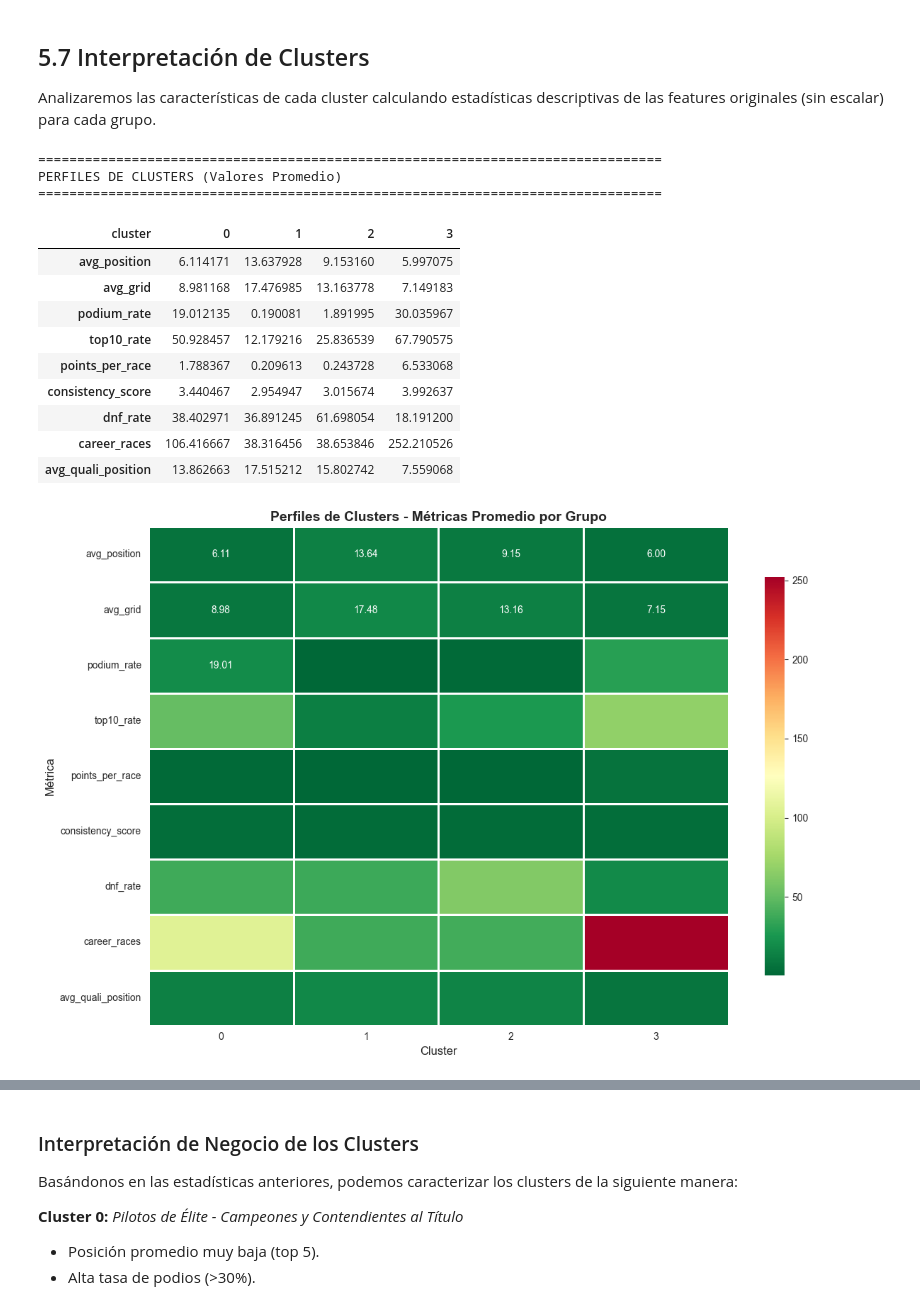
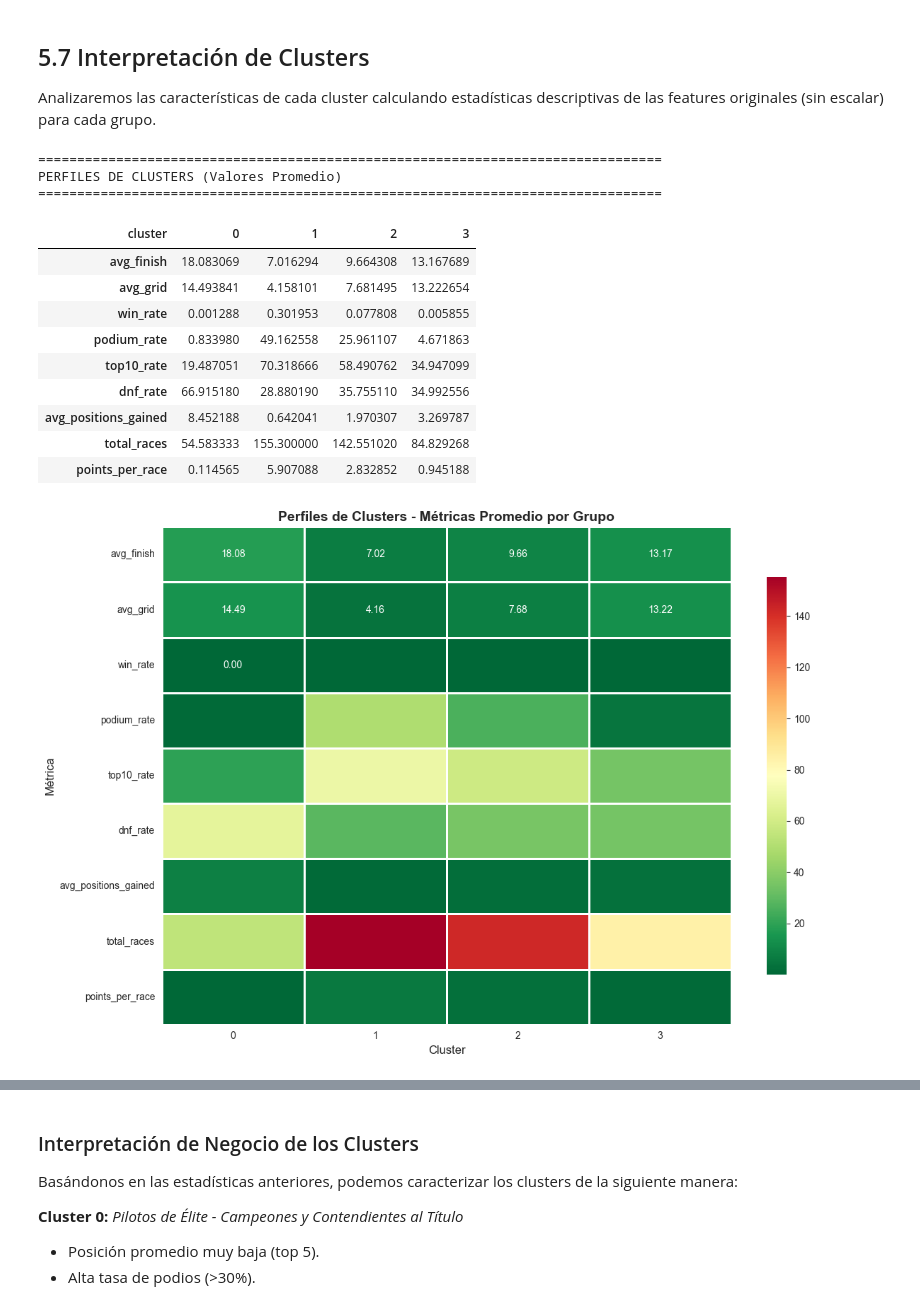
Before and after one commit to Luissalamanca23/F1_ML, a Jupyter notebook: 03_evaluacion_clustering_f1.ipynb, the cells around one changed output, grey strips where cells are left out. Drawn from its saved outputs; the diff is of its cells as text; code cells hidden in the pictures.

```diff
--- a/03_evaluacion_clustering_f1.ipynb
+++ b/03_evaluacion_clustering_f1.ipynb
@@ -615,31 +667,30 @@ Seleccionaremos las **15 features más relevantes** para el clustering y aplicar
 # %%
-# Seleccionar features finales para clustering
+# Seleccionar features finales para clustering (basadas en optimize_f1_clustering.py)
 features_clustering = [
-    'avg_position',
     'avg_grid',
-    'avg_points',
+    'avg_finish',
+    'win_rate',
     'podium_rate',
     'top10_rate',
-    'points_per_race',
-    'consistency_score',
     'dnf_rate',
-    'career_races',
-    'avg_quali_position',
-    'nationality_encoded',
-    'constructor_encoded',
-    'total_podiums',
-    'total_top10',
-    'total_points'
+    'avg_positions_gained'
 ]
 
 # Crear DataFrame de features
 X = df_clustering[features_clustering].copy()
 
 print(f"Dimensiones del dataset de clustering: {X.shape}")
-print(f"\nFeatures seleccionadas:")
+print(f"\nFeatures seleccionadas (core set del script optimizado):")
 for i, feat in enumerate(features_clustering, 1):
     print(f"  {i}. {feat}")
 
-# Verificar que no hay valores nulos
 print(f"\n✓ Valores nulos en X: {X.isnull().sum().sum()}")
+print(f"\nInterpretación de las features:")
+print("  - avg_grid: Posición promedio en parrilla de salida (clasificación)")
+print("  - avg_finish: Posición promedio final (incluye DNFs)")
+print("  - win_rate: Tasa de victorias")
+print("  - podium_rate: Tasa de podios (top 3)")
+print("  - top10_rate: Tasa de top 10 (puntos)")
+print("  - dnf_rate: Tasa de abandonos")
+print("  - avg_positions_gained: Posiciones ganadas promedio (racecraft)")
 # %% [output]
@@ -666,14 +714,15 @@ Features seleccionadas:
 # %%
-# Aplicar StandardScaler
-scaler = StandardScaler()
+# Aplicar RobustScaler (mejor para outliers que StandardScaler)
+scaler = RobustScaler()
 X_scaled = scaler.fit_transform(X)
 
 # Convertir a DataFrame para mantener nombres de columnas
 X_scaled_df = pd.DataFrame(X_scaled, columns=features_clustering, index=X.index)
 
-print("✓ Datos escalados con StandardScaler")
-print(f"\nEstadísticas después del escalado (media ≈ 0, std ≈ 1):")
+print("✓ Datos escalados con RobustScaler")
+print(f"\nEstadísticas después del escalado (mediana ≈ 0, escala robusta):")
 display(X_scaled_df.describe())
+print(f"\nRobustScaler usa mediana y rango intercuartil, haciéndolo robusto ante outliers.")
 
 # Visualizar distribución antes y después del escalado
 fig, axes = plt.subplots(1, 2, figsize=(14, 5))
@@ -1091,43 +1157,42 @@ Analizaremos las características de cada cluster calculando estadísticas descr
 # %%
 # Calcular estadísticas por cluster
 features_interpretacion = [
-    'avg_position', 'avg_grid', 'podium_rate', 'top10_rate',
-    'points_per_race', 'consistency_score', 'dnf_rate',
-    'career_races', 'avg_quali_position'
+    'avg_finish', 'avg_grid', 'win_rate', 'podium_rate', 'top10_rate',
+    'dnf_rate', 'avg_positions_gained', 'total_races', 'points_per_race'
 ]
 
 # Agrupar por cluster y calcular medias
 cluster_profiles = df_clustering.groupby('cluster')[features_interpretacion].mean()
 
 print("="*80)
 print("PERFILES DE CLUSTERS (Valores Promedio)")
 print("="*80)
 display(cluster_profiles.T)
 
 # Visualizar perfiles con heatmap
 plt.figure(figsize=(12, 8))
 sns.heatmap(cluster_profiles.T, annot=True, fmt='.2f', cmap='RdYlGn_r',
             linewidths=1, cbar_kws={"shrink": 0.8})
 plt.title('Perfiles de Clusters - Métricas Promedio por Grupo', fontsize=14, fontweight='bold')
 plt.xlabel('Cluster', fontsize=12)
 plt.ylabel('Métrica', fontsize=12)
 plt.tight_layout()
 plt.show()
 # %% [output]
 ================================================================================
 PERFILES DE CLUSTERS (Valores Promedio)
 ================================================================================
 | cluster | 0 | 1 | 2 | 3 |
-| avg_position | 6.114171 | 13.637928 | 9.153160 | 5.997075 |
-| avg_grid | 8.981168 | 17.476985 | 13.163778 | 7.149183 |
-| podium_rate | 19.012135 | 0.190081 | 1.891995 | 30.035967 |
-| top10_rate | 50.928457 | 12.179216 | 25.836539 | 67.790575 |
-| points_per_race | 1.788367 | 0.209613 | 0.243728 | 6.533068 |
-| consistency_score | 3.440467 | 2.954947 | 3.015674 | 3.992637 |
-| dnf_rate | 38.402971 | 36.891245 | 61.698054 | 18.191200 |
-| career_races | 106.416667 | 38.316456 | 38.653846 | 252.210526 |
-| avg_quali_position | 13.862663 | 17.515212 | 15.802742 | 7.559068 |
+| avg_finish | 18.083069 | 7.016294 | 9.664308 | 13.167689 |
+| avg_grid | 14.493841 | 4.158101 | 7.681495 | 13.222654 |
+| win_rate | 0.001288 | 0.301953 | 0.077808 | 0.005855 |
+| podium_rate | 0.833980 | 49.162558 | 25.961107 | 4.671863 |
+| top10_rate | 19.487051 | 70.318666 | 58.490762 | 34.947099 |
+| dnf_rate | 66.915180 | 28.880190 | 35.755110 | 34.992556 |
+| avg_positions_gained | 8.452188 | 0.642041 | 1.970307 | 3.269787 |
+| total_races | 54.583333 | 155.300000 | 142.551020 | 84.829268 |
+| points_per_race | 0.114565 | 5.907088 | 2.832852 | 0.945188 |
-[figure, old version]
+[figure, new version]
 # %%
 # Describir cada cluster con ejemplos de pilotos
 print("="*80)
```
Also changed, not shown: parts of 39 cells of this notebook, 1 other file.
